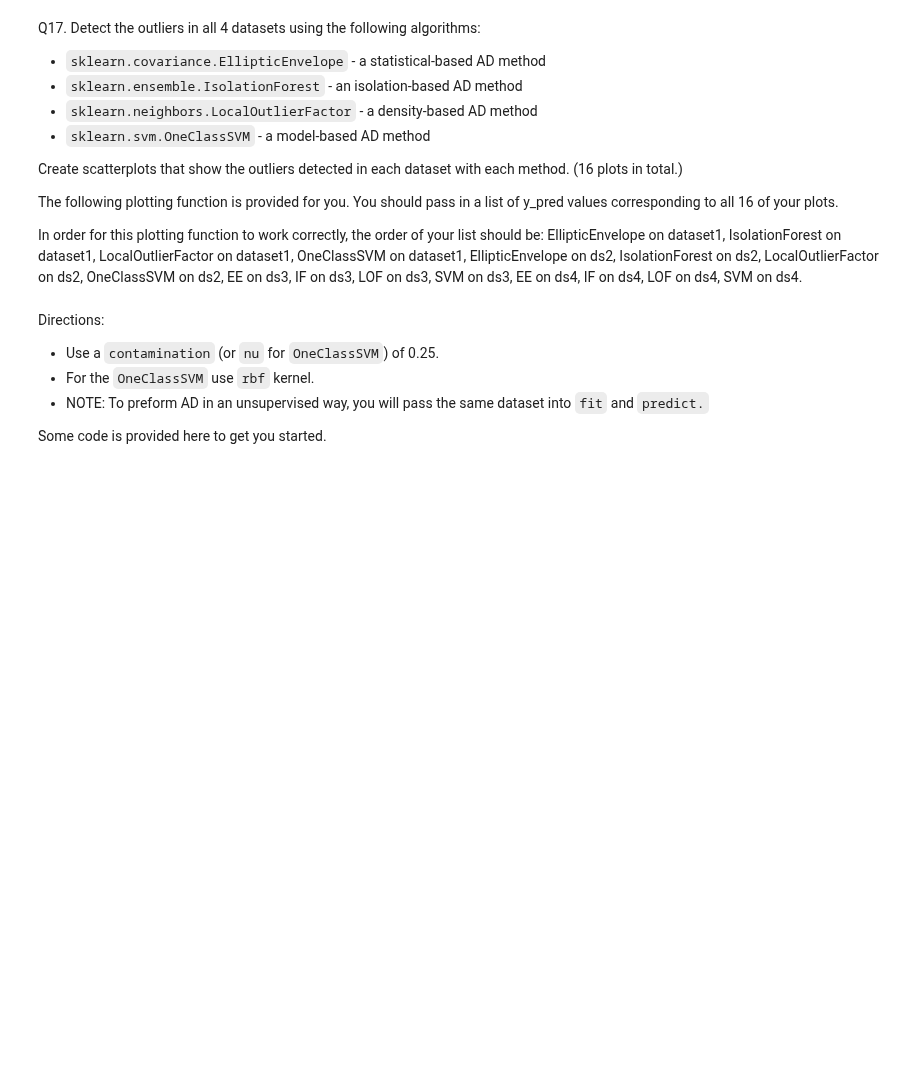
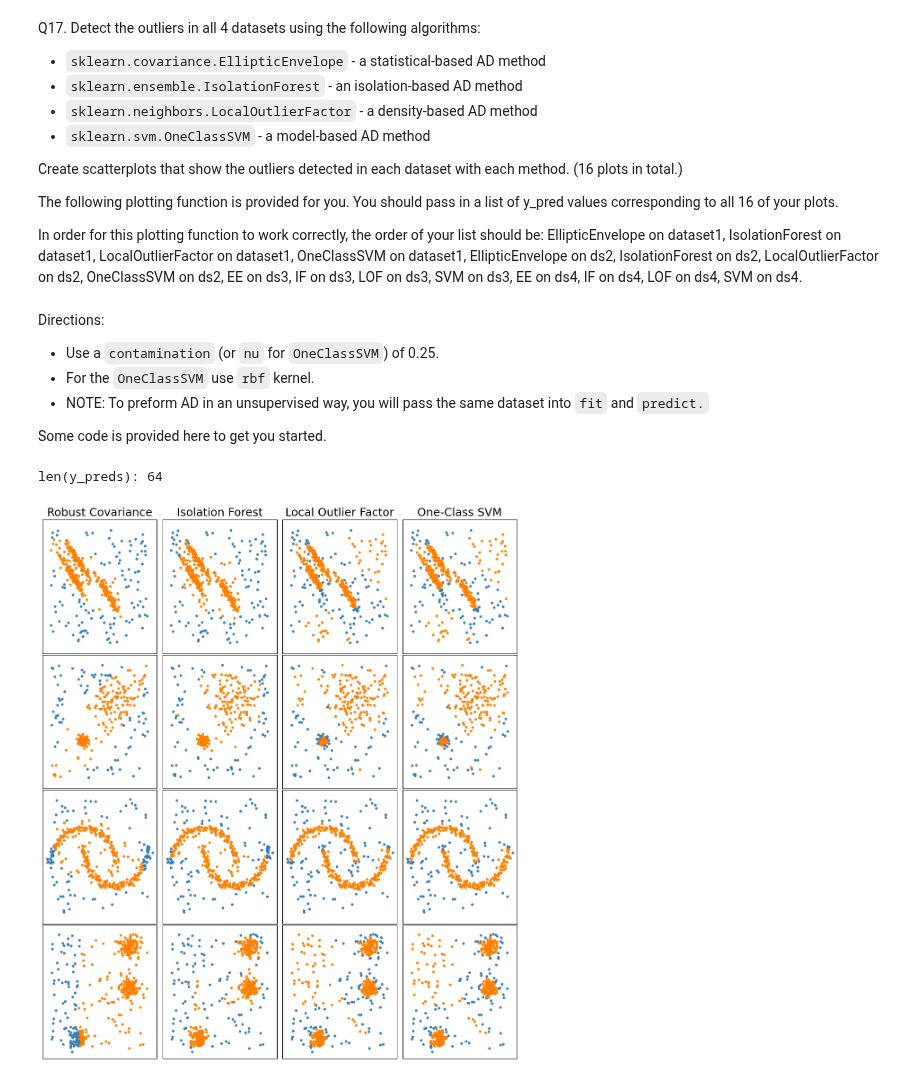
Before and after one commit to aJimenez19037/CS363M-HW, a Jupyter notebook: HW5/HW5 - Clustering.ipynb, the cells around one changed output. Cells and saved outputs as stored; diff of their text form; code cells hidden in the pictures; blank space fills up the shorter version.

```diff
--- a/HW5/HW5 - Clustering.ipynb
+++ b/HW5/HW5 - Clustering.ipynb
@@ -459,30 +491,40 @@ Some code is provided here to get you started.
 # %%
 from sklearn.covariance import EllipticEnvelope
 from sklearn.ensemble import IsolationForest
 from sklearn.neighbors import LocalOutlierFactor
 from sklearn.svm import OneClassSVM
 
 
 outliers_fraction = 0.25
 
 #this will be your list of 16 plots
 y_pred_list = list()
 
 #for each of the 4 datasets
 for X in datasets:
-
-    #apply EllipticEnvelope AD
-    #append resulting y_pred to y_pred_list
-
-    #apply IsolationForest AD
-    #append resulting y_pred to y_pred_list
-
-    #apply LocalOutlierFactor AD
-    #append resulting y_pred to y_pred_list
-
-    #apply OneClassSVM AD
-    #append resulting y_pred to y_pred_list
-
-
+    for X in datasets:
+        #apply EllipticEnvelope AD
+        #append resulting y_pred to y_pred_list
+        ee = EllipticEnvelope(contamination=outliers_fraction)
+        y_pred=ee.fit_predict(X)
+        y_pred_list.append(y_pred)
+        #apply IsolationForest AD
+        #append resulting y_pred to y_pred_list
+        iF = IsolationForest(contamination=outliers_fraction)
+        y_pred=iF.fit_predict(X)
+        y_pred_list.append(y_pred)
+        #apply LocalOutlierFactor AD
+        #append resulting y_pred to y_pred_list
+        LOF = LocalOutlierFactor(contamination=outliers_fraction)
+        y_pred=LOF.fit_predict(X)
+        y_pred_list.append(y_pred)
+        #apply OneClassSVM AD
+        #append resulting y_pred to y_pred_list
+        OC_SVM = OneClassSVM(nu=outliers_fraction, kernel='rbf')
+        y_pred=LOF.fit_predict(X)
+        y_pred_list.append(y_pred)
 
 plot_all(y_pred_list)
+# %% [output]
+len(y_preds): 64
+[figure, added]
```
Also changed, not shown: parts of 10 cells of this notebook.
